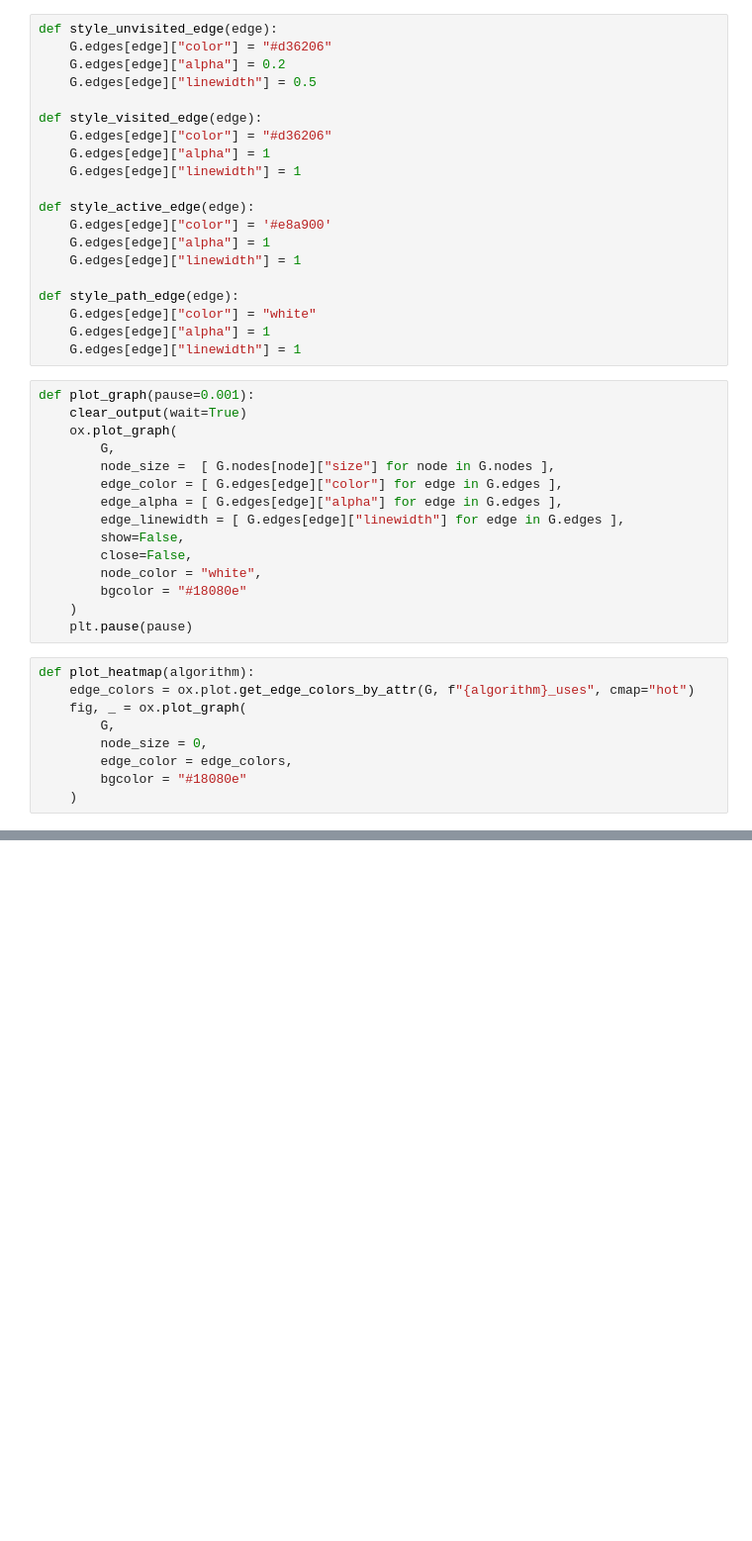
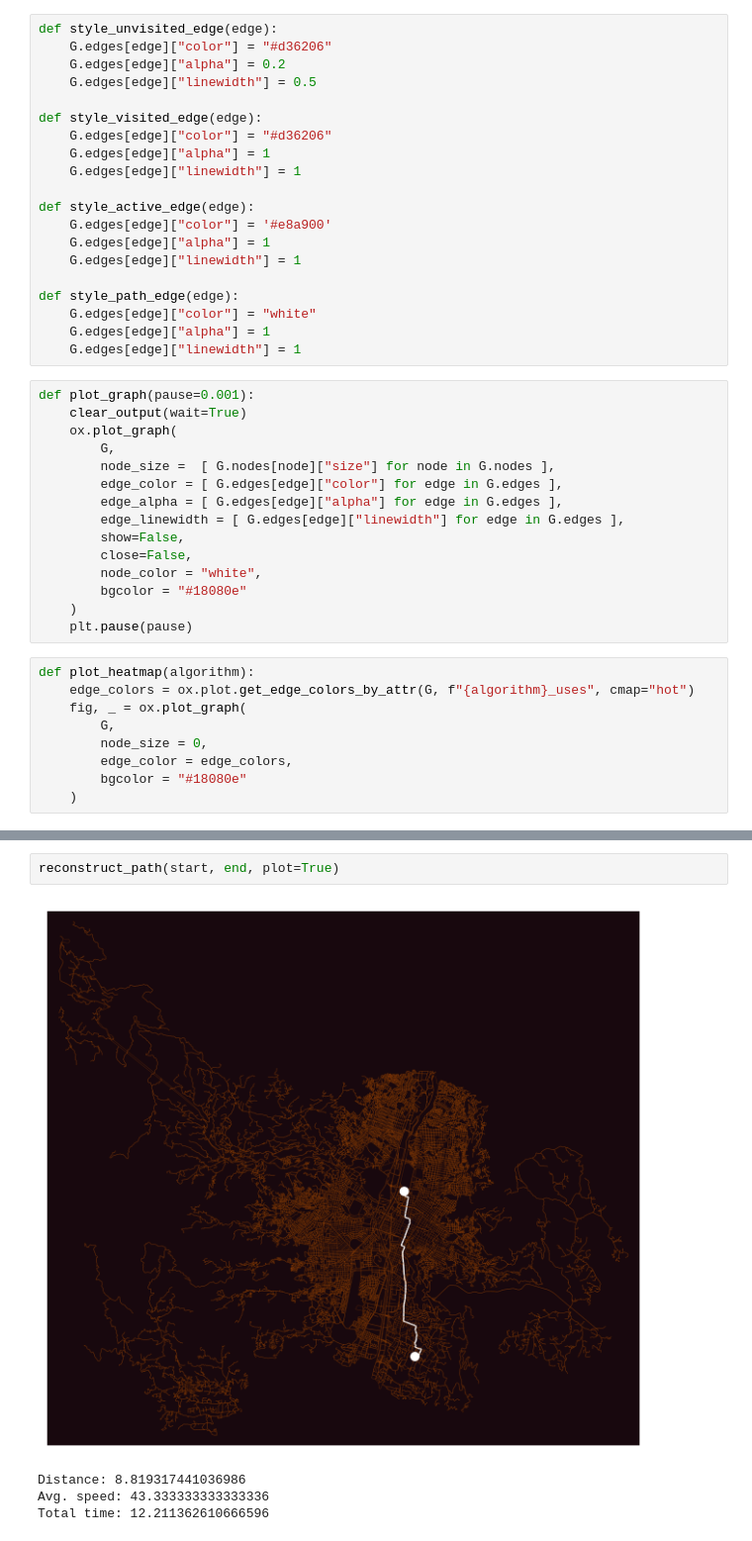
Before and after one commit to danielmmnez/analisis-algoritmos, a Jupyter notebook: Entrega_2/grafos_examen2.ipynb, the cells around one changed output, grey strips where cells are left out. Shown at 99% size. Drawn from its saved outputs; the diff is of its cells as text; blank space fills up the shorter version.

```diff
--- a/Entrega_2/grafos_examen2.ipynb
+++ b/Entrega_2/grafos_examen2.ipynb
@@ -107,0 +194,7 @@ def dijkstra(orig, dest, plot=False, animate=False, animate_every=3, animate_pau
+# %%
+reconstruct_path(start, end, plot=True)
+# %% [output]
+[figure, added]
+Distance: 8.819317441036986
+Avg. speed: 43.333333333333336
+Total time: 12.211362610666596
```
Also changed, not shown: parts of 7 cells of this notebook.
